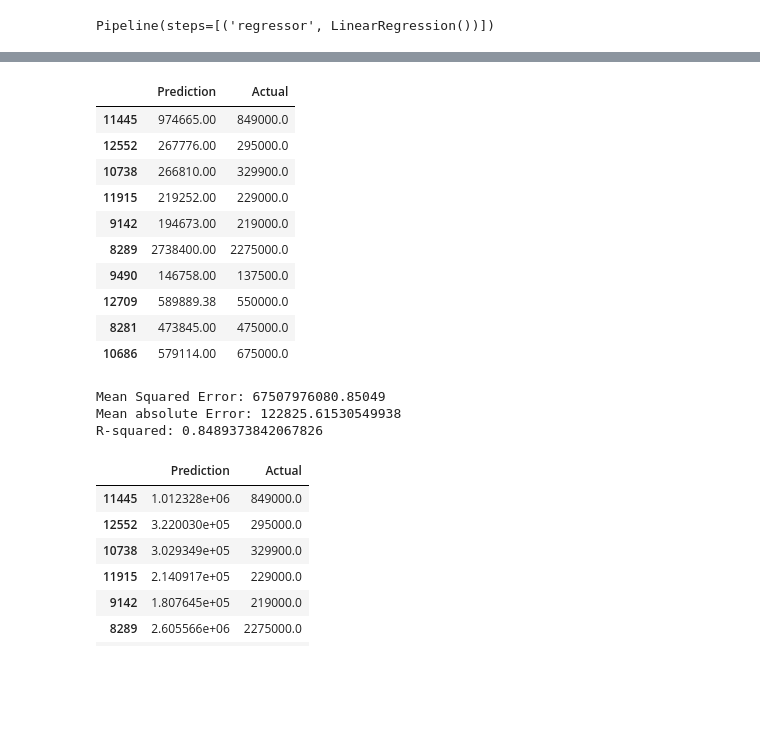
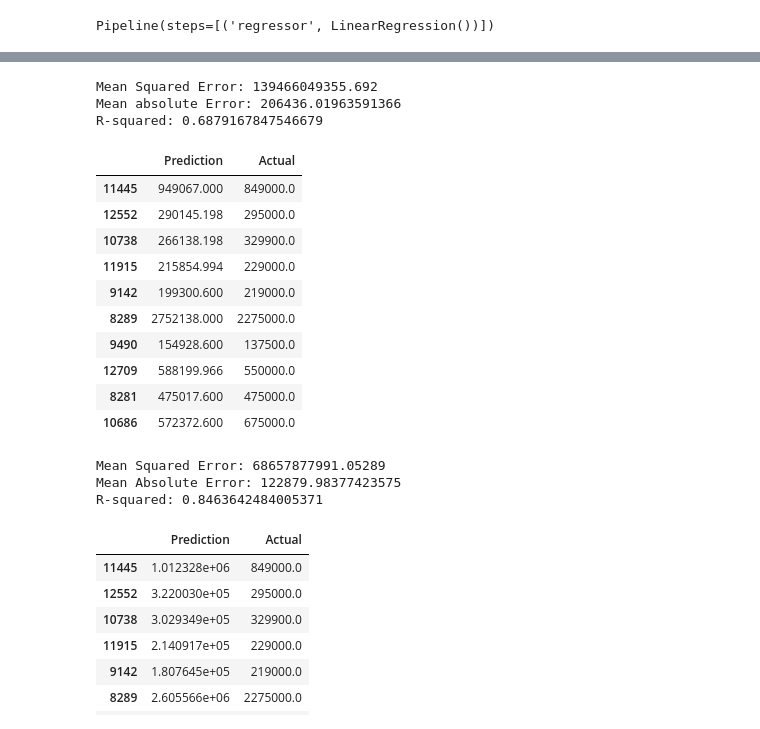
Before and after one commit to gthom73/MLIntegration_project4_group2, a Jupyter notebook: Project_4_ML.ipynb, the cells around one changed output, grey strips where cells are left out. Drawn from its saved outputs; the diff is of its cells as text; code cells hidden in the pictures; blank space fills up the shorter version.

```diff
--- a/Project_4_ML.ipynb
+++ b/Project_4_ML.ipynb
@@ -330,0 +331,18 @@ R-squared: 0.6735109270765652
+# %%
+# Define column transformer for one-hot encoding
+column_transformer = ColumnTransformer(
+    [('onehot', OneHotEncoder(handle_unknown='ignore'), ['zip_code'])],
+    remainder='passthrough'
+)
+
+# Define the pipeline
+pipeline = Pipeline([
+    ('preprocessor', column_transformer),
+    ('regressor', LinearRegression())
+])
+
+# Split the data into training and testing sets
+X_train, X_test, y_train, y_test = train_test_split(X, y, test_size=0.2, random_state=42)
+
+# Training the model
+pipeline.fit(X_train, y_train)
@@ -331,36 +356,50 @@ R-squared: 0.6735109270765652
+# %%
+y_pred = pipeline.predict(X_test)
+mseLRH = mean_squared_error(y_test, y_pred)
+print("Mean Squared Error:", mseLRH)
+
+maeLRH = mean_absolute_error(y_test, y_pred)
+print("Mean Absolute Error:", maeLRH)
+
+r_squaredLRH = r2_score(y_test, y_pred)
+print("R-squared:", r_squaredLRH)
+# %% [output]
+Mean Squared Error: 139466049355.692
+Mean absolute Error: 206436.01963591366
+R-squared: 0.6879167847546679
 # %%
-classifier = RandomForestRegressor()
-classifier.fit(X_train, y_train)
+gclassifier = RandomForestRegressor(n_estimators=500)
+gclassifier.fit(X_train, y_train)
 
 
-predictions = classifier.predict(X_test)
+predictions = gclassifier.predict(X_test)
 pd.DataFrame({"Prediction": predictions, "Actual": y_test}).tail(10)
 # %% [output]
 |  | Prediction | Actual |
-| 11445 | 974665.00 | 849000.0 |
-| 12552 | 267776.00 | 295000.0 |
-| 10738 | 266810.00 | 329900.0 |
-| 11915 | 219252.00 | 229000.0 |
-| 9142 | 194673.00 | 219000.0 |
-| 8289 | 2738400.00 | 2275000.0 |
-| 9490 | 146758.00 | 137500.0 |
-| 12709 | 589889.38 | 550000.0 |
-| 8281 | 473845.00 | 475000.0 |
-| 10686 | 579114.00 | 675000.0 |
+| 11445 | 949067.000 | 849000.0 |
+| 12552 | 290145.198 | 295000.0 |
+| 10738 | 266138.198 | 329900.0 |
+| 11915 | 215854.994 | 229000.0 |
+| 9142 | 199300.600 | 219000.0 |
+| 8289 | 2752138.000 | 2275000.0 |
+| 9490 | 154928.600 | 137500.0 |
+| 12709 | 588199.966 | 550000.0 |
+| 8281 | 475017.600 | 475000.0 |
+| 10686 | 572372.600 | 675000.0 |
 # %%
 y_pred = classifier.predict(X_test)
-mse = mean_squared_error(y_test, y_pred)
-print("Mean Squared Error:", mse)
+mseRF = mean_squared_error(y_test, y_pred)
+print("Mean Squared Error:", mseRF)
 
-mae = mean_absolute_error(y_test, y_pred)
-print("Mean absolute Error:", mae)
+maeRF = mean_absolute_error(y_test, y_pred)
+print("Mean Absolute Error:", maeRF)
 
-r_squared = r2_score(y_test, y_pred)
-print("R-squared:", r_squared)
+r_squaredRF = r2_score(y_test, y_pred)
+print("R-squared:", r_squaredRF)
 # %% [output]
-Mean Squared Error: 67507976080.85049
-Mean absolute Error: 122825.61530549938
-R-squared: 0.8489373842067826
+Mean Squared Error: 68657877991.05289
+Mean Absolute Error: 122879.98377423575
+R-squared: 0.8463642484005371
 # %%
 gclassifier = GradientBoostingRegressor(n_estimators=500)
 gclassifier.fit(X_train, y_train)
```
Also changed, not shown: parts of 14 cells of this notebook.
